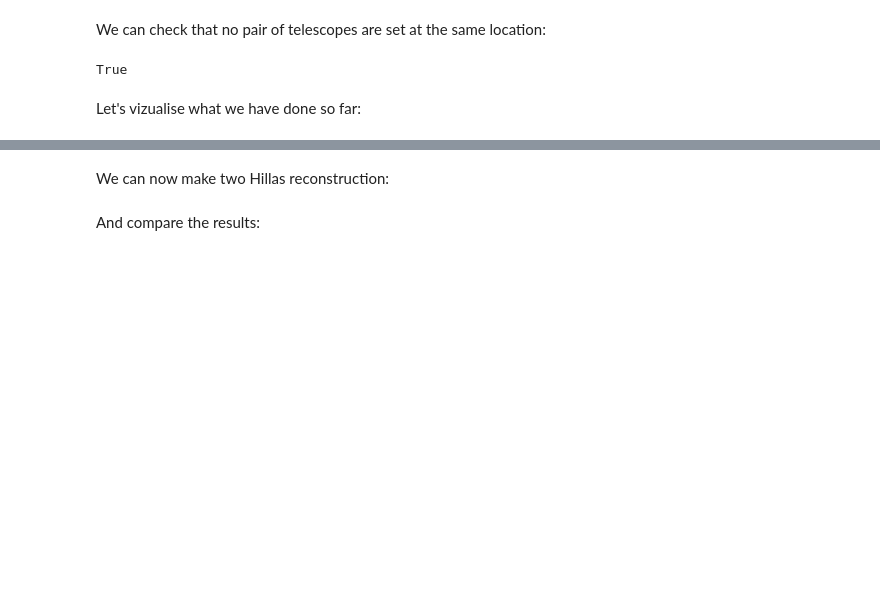
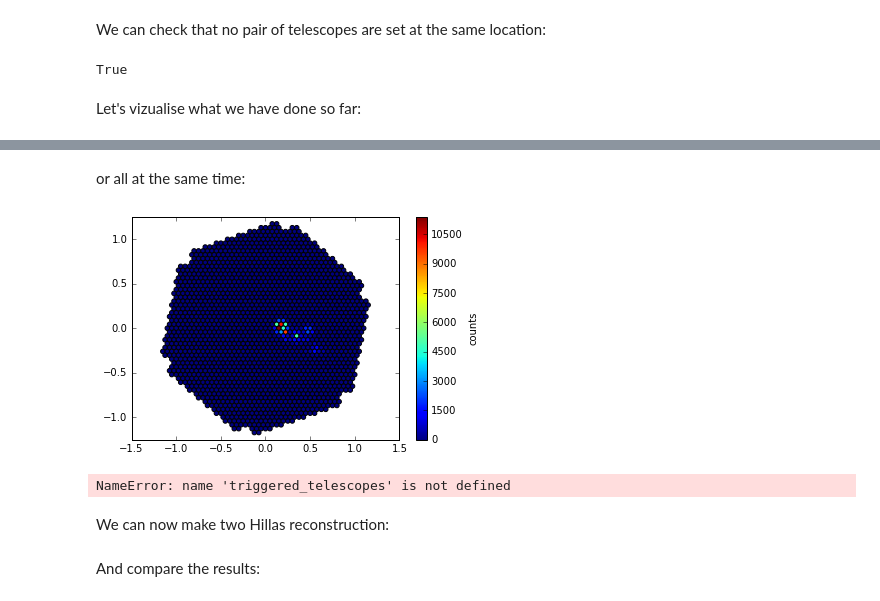
Before and after one commit to vuillaut/pschitt, a Jupyter notebook: ImArray/example.ipynb, the cells around one changed output, grey strips where cells are left out. Saved outputs shown, nothing was run; the diff lists cells and outputs as text; code cells hidden in the pictures; blank space fills up the shorter version.

Commit message:
added shower class to better handle shower objects

```diff
--- a/ImArray/example.ipynb
+++ b/ImArray/example.ipynb
@@ -90,35 +99,0 @@ viz.plot_shower3d(shower,alltel)
-# %%
-visible_points = []
-HillasParameters = []
-noise = 0
-allhist = np.zeros(1855) ###THIS NEEDS TO BE CHANGED
-triggered_telescopes = []
-trigger_signal = 0.
-# %%
-for tel in alltel:
-    X = []
-    Y = []
-    for point in shower:
-        im = geo.image_point_pfo(point, tel)
-        center_camera = geo.camera_center(tel)
-
-        #simple check - to be removed to improve performances
-        if geo.is_point_in_camera_plane(im, tel):
-            visible_points.append(geo.is_point_visible(im,tel))
-
-        im_cam = geo.site_to_camera_cartesian([im[0],im[1],im[2]], tel)
-        X.append(im_cam[0])
-        Y.append(im_cam[1])
-    #the camera histogram corresponds to the image : a list of pixels positions + signal
-    hist = ci.camera_image(tel, np.column_stack((X,Y)), "results/{}.txt".format(tel.id), noise)
-
-    if hist[:,2].sum() > trigger_signal:
-        hp = hillas.hillas_parameters_2(hist[:,0], hist[:,1], hist[:,2])
-        hp.append(tel.id)
-        triggered_telescopes.append(tel)
-
-        HillasParameters.append(hp)
-        allhist += hist[:,2]
-
-    #for each telescope, we can plot the camera image:
-    plt.plot(X,Y,'o', label = tel.center,markersize=3)
@@ -130,3 +123,12 @@ plt.show()
+# %% [markdown]
+or all at the same time:
+# %%
+viz.display_stacked_cameras(alltel)
+plt.show()
+viz.display_stacked_cameras(triggered_telescopes)
+# %% [output]
+[figure, added]
+NameError: name 'triggered_telescopes' is not defined
 # %% [markdown]
 We can now make two Hillas reconstruction:
 # %%
```
Also changed, not shown: parts of 21 cells of this notebook, 4 other files.
